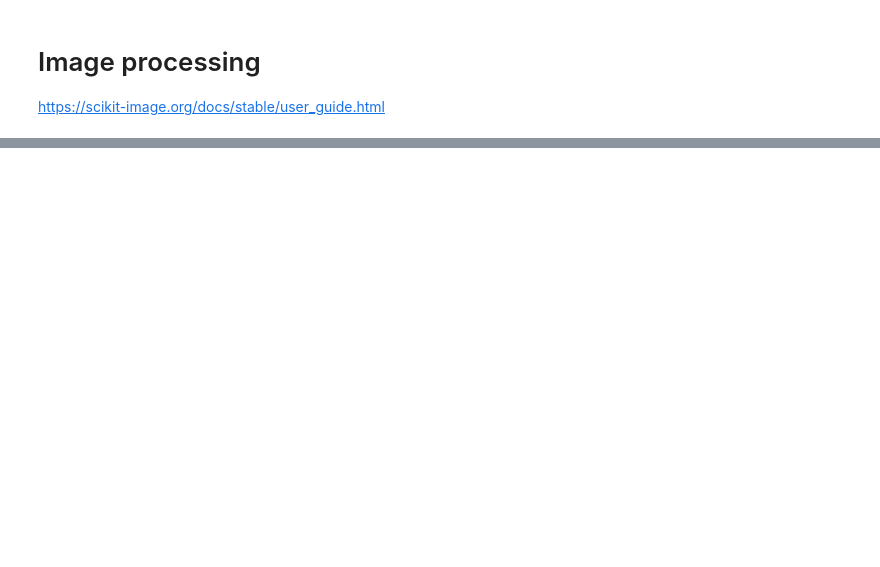
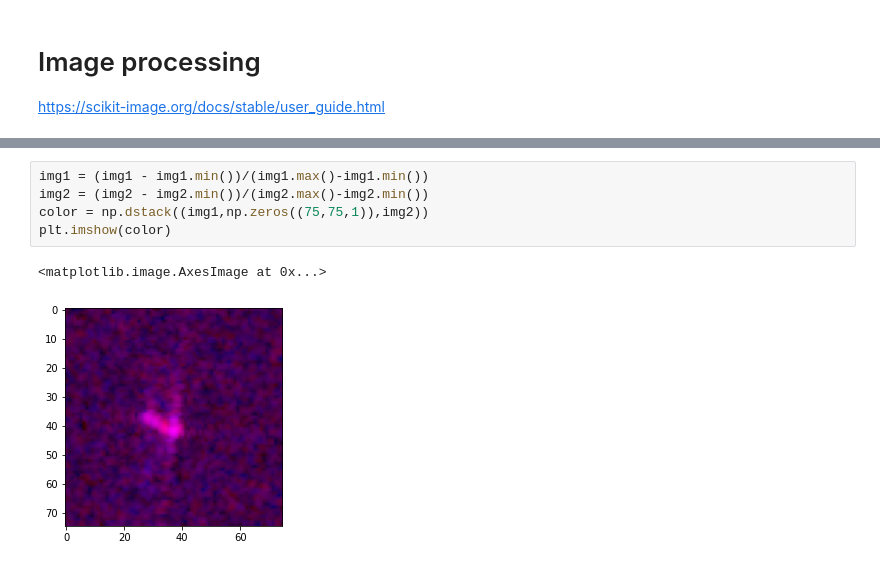
Before and after one commit to tboussaid/projet-i2e, a Jupyter notebook: project.ipynb, the cells around one changed output, grey strips where cells are left out. Saved outputs shown, nothing was run; the diff lists cells and outputs as text; blank space fills up the shorter version.

```diff
--- a/project.ipynb
+++ b/project.ipynb
@@ -117,0 +156,8 @@ import skimage
+# %%
+img1 = (img1 - img1.min())/(img1.max()-img1.min())
+img2 = (img2 - img2.min())/(img2.max()-img2.min())
+color = np.dstack((img1,np.zeros((75,75,1)),img2))
+plt.imshow(color)
+# %% [output]
+<matplotlib.image.AxesImage at 0x...>
+[figure, added]
```
Also changed, not shown: parts of 11 cells of this notebook.
